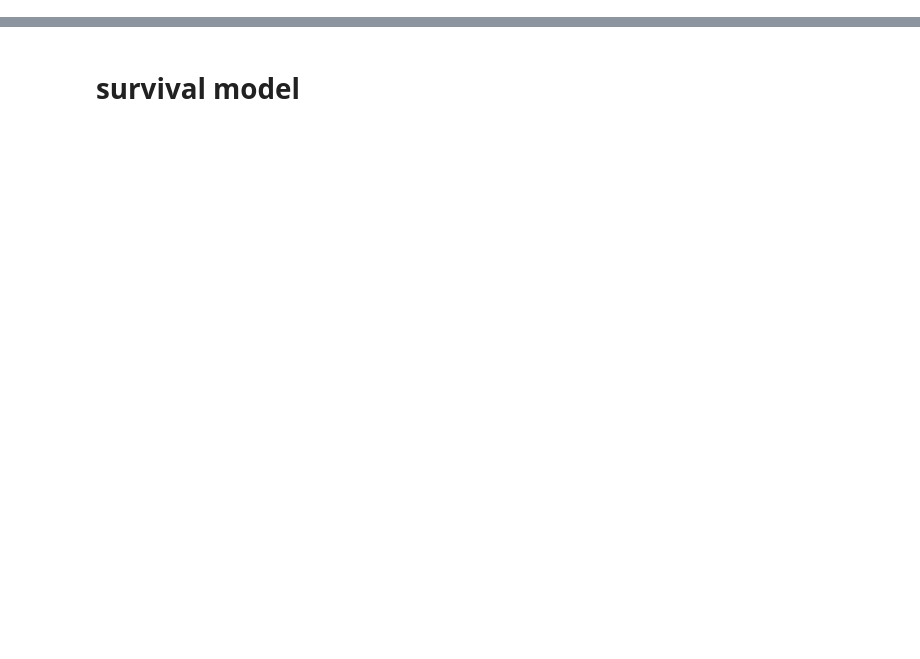
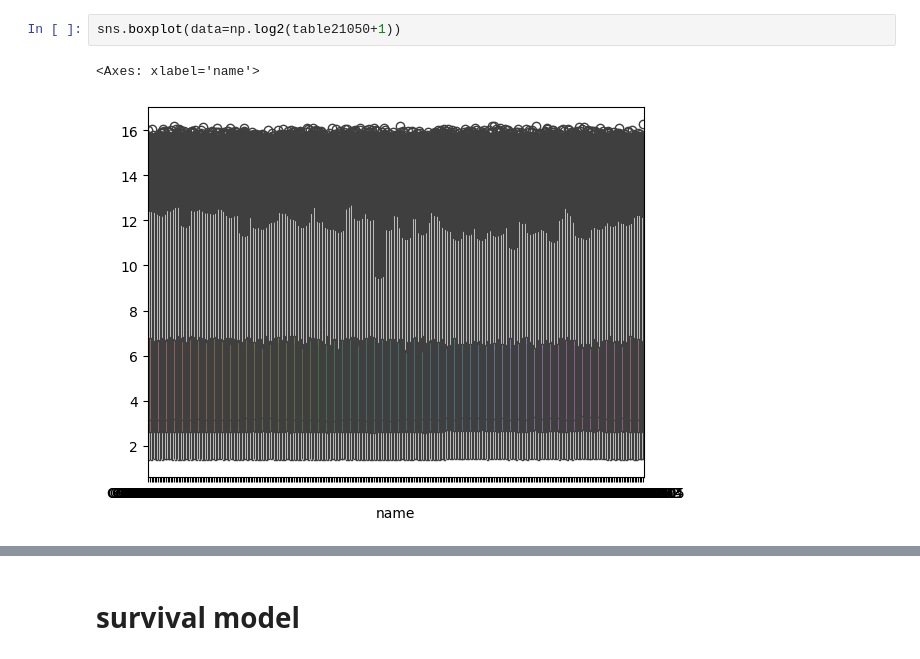
Before and after one commit to AlecSilver/liposarcoma_survival_modeling_BF550_final_project, a Jupyter notebook: notebook.ipynb, the cells around one changed output, grey strips where cells are left out. Cells and saved outputs as stored; diff of their text form; blank space fills up the shorter version.

```diff
--- a/notebook.ipynb
+++ b/notebook.ipynb
@@ -163,0 +207,5 @@ Text(0.5, 1.0, 'Liposarcoma - Dedifferentiated estimated matastasis-free surviva
+# %%
+sns.boxplot(data=np.log2(table21050+1))
+# %% [output]
+<Axes: xlabel='name'>
+[figure, added]
```
Also changed, not shown: parts of 92 cells of this notebook, 6 other files.
